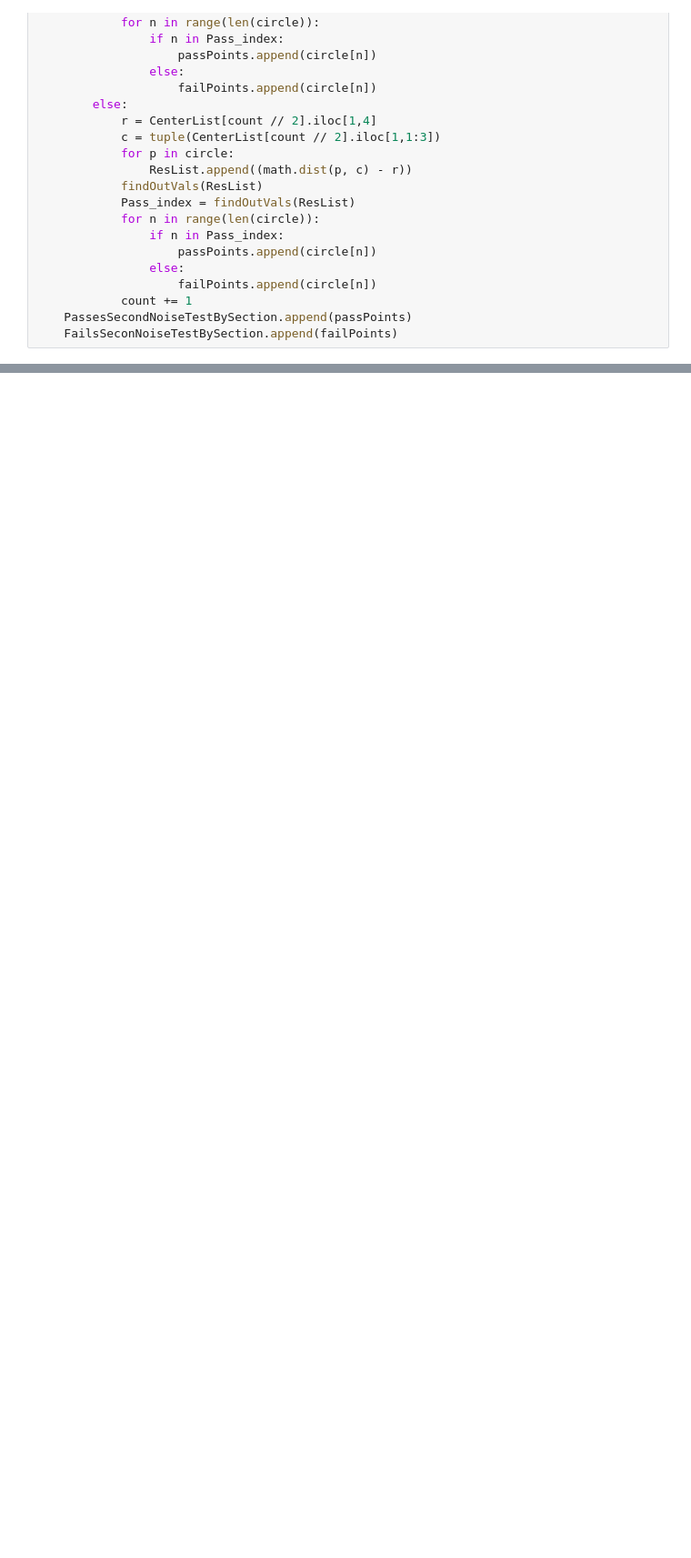
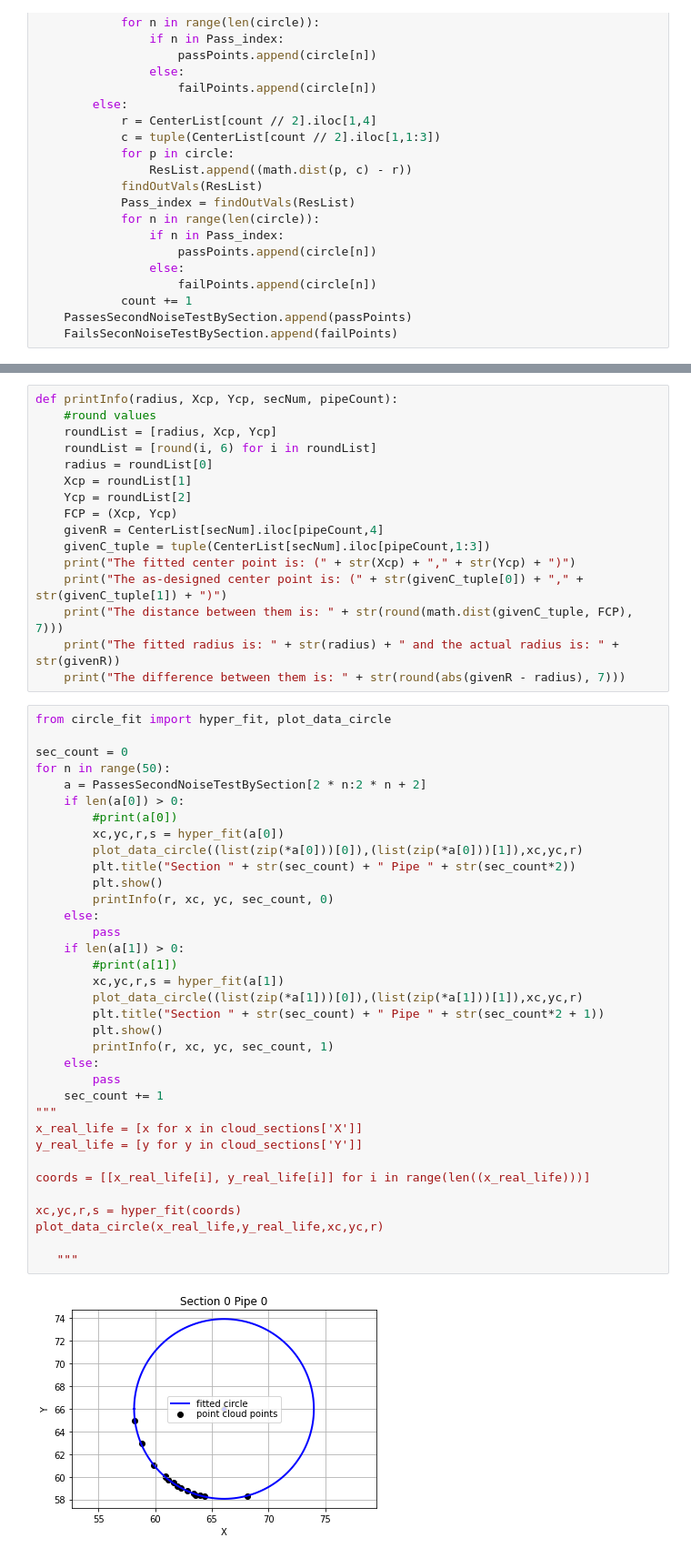
Before and after one commit to StephenBurke/seminar, a Jupyter notebook: Clouded.ipynb, the cells around one changed output, grey strips where cells are left out. Shown at 91% size. Drawn from its saved outputs; the diff is of its cells as text; blank space fills up the shorter version.

Commit message:
files added, circle fit implemented, charts and text

```diff
--- a/Clouded.ipynb
+++ b/Clouded.ipynb
@@ -256,0 +240,53 @@ cf.plot_data_circle(x_real_life,y_real_life,xc,yc,r)
+# %%
+def printInfo(radius, Xcp, Ycp, secNum, pipeCount):
+    #round values
+    roundList = [radius, Xcp, Ycp]
+    roundList = [round(i, 6) for i in roundList]
+    radius = roundList[0]
+    Xcp = roundList[1]
+    Ycp = roundList[2]
+    FCP = (Xcp, Ycp)
+    givenR = CenterList[secNum].iloc[pipeCount,4]
+    givenC_tuple = tuple(CenterList[secNum].iloc[pipeCount,1:3])
+    print("The fitted center point is: (" + str(Xcp) + "," + str(Ycp) + ")")
+    print("The as-designed center point is: (" + str(givenC_tuple[0]) + "," + str(givenC_tuple[1]) + ")")
+    print("The distance between them is: " + str(round(math.dist(givenC_tuple, FCP), 7)))
+    print("The fitted radius is: " + str(radius) + " and the actual radius is: " + str(givenR))
+    print("The difference between them is: " + str(round(abs(givenR - radius), 7)))
+# %%
+from circle_fit import hyper_fit, plot_data_circle
+
+sec_count = 0
+for n in range(50):
+    a = PassesSecondNoiseTestBySection[2 * n:2 * n + 2]
+    if len(a[0]) > 0:
+        #print(a[0])
+        xc,yc,r,s = hyper_fit(a[0])
+        plot_data_circle((list(zip(*a[0]))[0]),(list(zip(*a[0]))[1]),xc,yc,r)
+        plt.title("Section " + str(sec_count) + " Pipe " + str(sec_count*2))
+        plt.show()
+        printInfo(r, xc, yc, sec_count, 0)
+    else:
+        pass
+    if len(a[1]) > 0:
+        #print(a[1])
+        xc,yc,r,s = hyper_fit(a[1])
+        plot_data_circle((list(zip(*a[1]))[0]),(list(zip(*a[1]))[1]),xc,yc,r)
+        plt.title("Section " + str(sec_count) + " Pipe " + str(sec_count*2 + 1))
+        plt.show()
+        printInfo(r, xc, yc, sec_count, 1)
+    else:
+        pass
+    sec_count += 1
+"""
+x_real_life = [x for x in cloud_sections['X']]
+y_real_life = [y for y in cloud_sections['Y']]
+
+coords = [[x_real_life[i], y_real_life[i]] for i in range(len((x_real_life)))]
+
+xc,yc,r,s = hyper_fit(coords)
+plot_data_circle(x_real_life,y_real_life,xc,yc,r)
+
+   """
+# %% [output]
+[figure, added]
```
Also changed, not shown: parts of 5 cells of this notebook, 4 other files.
